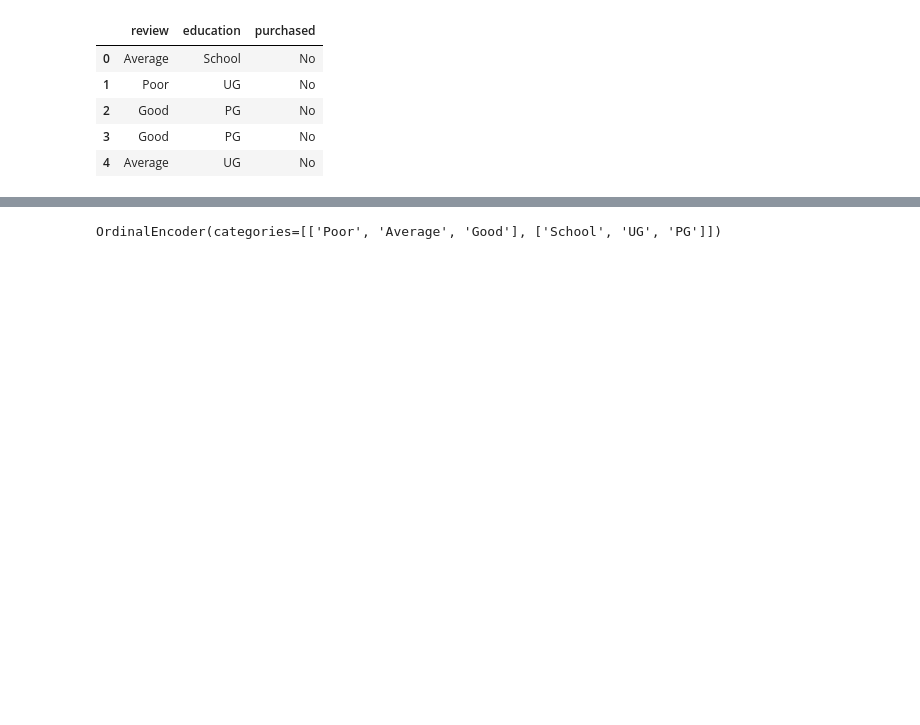
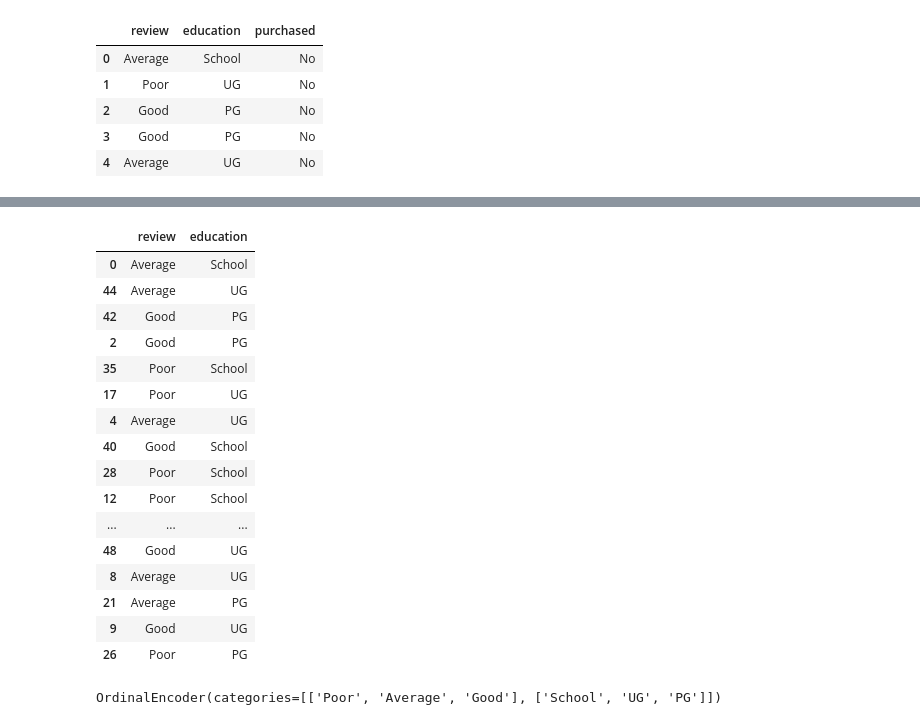
Before and after one commit to Sanj-bot/100DaysOfMachineLearning, a Jupyter notebook: t26/EncodingCategoricalDat.ipynb, the cells around one changed output, grey strips where cells are left out. Saved outputs shown, nothing was run; the diff lists cells and outputs as text; code cells hidden in the pictures; blank space fills up the shorter version.

```diff
--- a/t26/EncodingCategoricalDat.ipynb
+++ b/t26/EncodingCategoricalDat.ipynb
@@ -69,5 +69,24 @@ X_train
 # %%
 oe=OrdinalEncoder(categories=[['Poor','Average','Good'],['School','UG','PG']])
+X_train
+# %% [output]
+|  | review | education |
+| 0 | Average | School |
+| 44 | Average | UG |
+| 42 | Good | PG |
+| 2 | Good | PG |
+| 35 | Poor | School |
+| 17 | Poor | UG |
+| 4 | Average | UG |
+| 40 | Good | School |
+| 28 | Poor | School |
+| 12 | Poor | School |
+| ... | ... | ... |
+| 48 | Good | UG |
+| 8 | Average | UG |
+| 21 | Average | PG |
+| 9 | Good | UG |
+| 26 | Poor | PG |
 # %%
 oe.fit(X_train)
 # %% [output]
```
Also changed, not shown: parts of 3 cells of this notebook, 14 other files.
